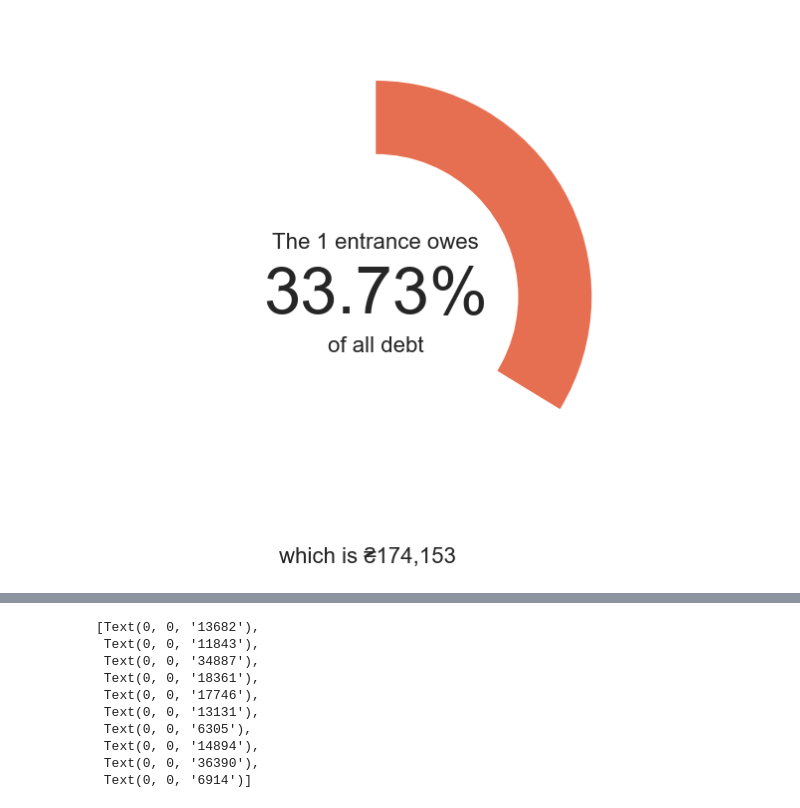
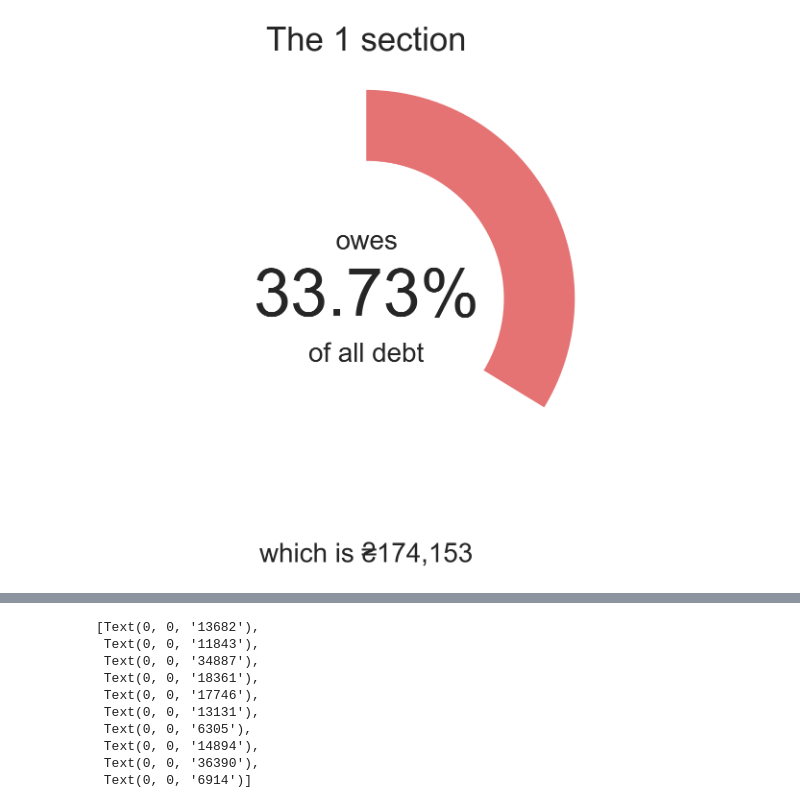
Before and after one commit to SlavaMelanko/SlavaMelanko, a Jupyter notebook: blog/data-visualization/debts.ipynb, the cells around one changed output, grey strips where cells are left out. Saved outputs shown, nothing was run; the diff lists cells and outputs as text; code cells hidden in the pictures.

```diff
--- a/blog/data-visualization/debts.ipynb
+++ b/blog/data-visualization/debts.ipynb
@@ -9 +11,4 @@ plt.style.use("seaborn")
+# %%
+plt.rcParams['savefig.dpi'] = 200
+#plt.rcParams.keys()
 # %% [markdown]
@@ -29,5 +34,5 @@ for apartment_number in debt.index.values:
 # %%
-debt["entrance"] = debt["entrance"].astype(int)
+debt["section"] = debt["section"].astype(int)
 debt["floor"] = debt["floor"].astype(int)
 debt.info()
 # %% [output]
@@ -103,6 +85,9 @@ Text(0, 0.5, '')
 # %%
-ax = debt.groupby("entrance")["debt"].sum().sort_index(ascending=False).plot.pie(
-    labels=["3rd", "2nd", "1st"],
+def to_percentage_and_value(x):
+    return '{:.2f}%\n(₴{:,.0f})'.format(x, total_debt * x / 100)
+
+ax = debt.groupby("section")["debt"].sum().sort_index(ascending=False).plot.pie(
+    labels=["3rd section", "2nd section", "1st section"],
     figsize=(7, 8),
     autopct=to_percentage_and_value,
     fontsize=16,
@@ -114,6 +99,6 @@ ax.set_ylabel("")
 
 plt.text(0, 0.16, "Total debt:", ha='center', va='center', fontsize=16)
 plt.text(0, 0.0, f"₴{total_debt:,.0f}", ha='center', va='center', fontsize=25)
-plt.text(0, -0.16, f"Mean: ₴{total_debt / total_apartments:,.0f}/apt", ha='center', va='center', fontsize=12)
-plt.savefig("debt_pie.png", dpi=300)
+plt.text(0, -0.16, f"Mean: ₴{total_debt / total_apts:,.0f}/apt", ha='center', va='center', fontsize=12)
+plt.savefig("debt_pie.png", bbox_inches="tight")
 # %% [output]
@@ -121,26 +106,26 @@ plt.savefig("debt_pie.png", dpi=300)
 # %%
-def create_donut_chart(fig, ax, entrance_num):
-  debt_entrance = debt.groupby("entrance")["debt"].sum().iloc[entrance_num - 1]
+def create_donut_chart(fig, ax, section_num):
+  debt_entrance = debt.groupby("section")["debt"].sum().iloc[section_num - 1]
   debt_entrance_percentage = debt_entrance / total_debt
 
   ax.pie(
       [1 - debt_entrance_percentage, debt_entrance_percentage],
       startangle=90,
-      colors=["white", "#e76f51"])
+      colors=["white", "#e57373"])
 
   donut_hole = plt.Circle((0, 0), 0.66, fc="white")
   fig = plt.gcf()
   fig.gca().add_artist(donut_hole)
 
-  plt.text(0, 0.25, f"The {entrance_num} entrance owes", ha="center", va="center", fontsize=16)
-  plt.text(0, 0, f"{debt_entrance_percentage * 100:,.2f}%", ha="center", va="center", fontsize=48)
-  plt.text(0, -0.23, f"of all debt", ha="center", va="center", fontsize=16)
-
-  fig.suptitle(f"which is ₴{debt_entrance:,.0f}", y=0.18, fontsize=16)
+  plt.text(0, 1.23, f"The {section_num} section", ha="center", va="center", fontsize=25)
+  plt.text(0, 0.27, f"owes", ha="center", va="center", fontsize=20)
+  plt.text(0, 0, f"{debt_entrance_percentage * 100:,.2f}%", ha="center", va="center", fontsize=50)
+  plt.text(0, -0.27, f"of all debt", ha="center", va="center", fontsize=20)
+  plt.text(0, -1.23, f"which is ₴{debt_entrance:,.0f}", ha="center", va="center", fontsize=20)
 # %%
 fig, ax = plt.subplots(figsize=(7, 8))
-entrance_num = 1
-create_donut_chart(fig, ax, entrance_num)
-plt.savefig(f"debt_donut_{entrance_num}.png", dpi=160)
+section_num = 1
+create_donut_chart(fig, ax, section_num)
+plt.savefig(f"debt_donut_{section_num}.png", bbox_inches="tight")
 # %% [output]
-[figure, old version]
+[figure, new version]
```
Also changed, not shown: parts of 30 cells of this notebook.
